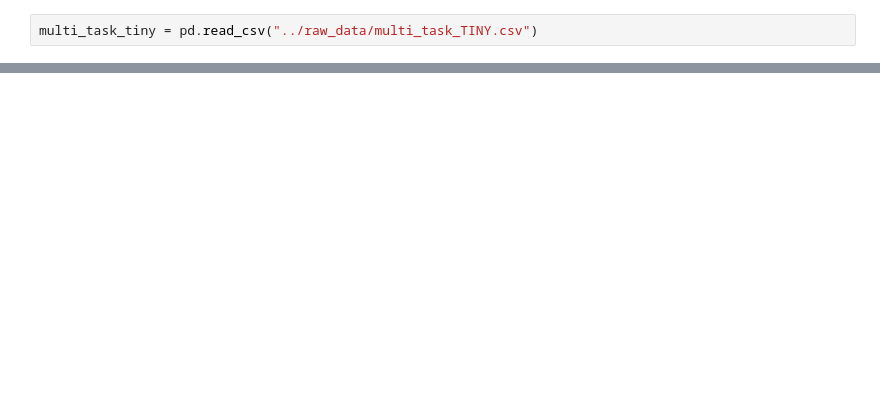
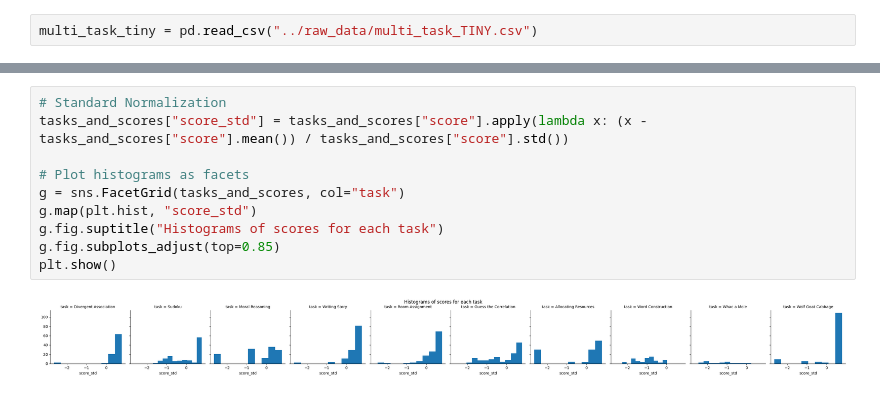
Before and after one commit to Watts-Lab/team_comm_tools, a Jupyter notebook: feature_engine/data/cleaning_scripts/multi_task_data_cleaning.ipynb, the cells around one changed output, grey strips where cells are left out. Saved outputs shown, nothing was run; the diff lists cells and outputs as text; blank space fills up the shorter version.

```diff
--- a/feature_engine/data/cleaning_scripts/multi_task_data_cleaning.ipynb
+++ b/feature_engine/data/cleaning_scripts/multi_task_data_cleaning.ipynb
@@ -453,0 +545,12 @@ Name: count, dtype: int64
+# %%
+# Standard Normalization
+tasks_and_scores["score_std"] = tasks_and_scores["score"].apply(lambda x: (x - tasks_and_scores["score"].mean()) / tasks_and_scores["score"].std())
+
+# Plot histograms as facets
+g = sns.FacetGrid(tasks_and_scores, col="task")
+g.map(plt.hist, "score_std")
+g.fig.suptitle("Histograms of scores for each task")
+g.fig.subplots_adjust(top=0.85)
+plt.show()
+# %% [output]
+[figure, added]
```
Also changed, not shown: parts of 24 cells of this notebook, 5 other files.
